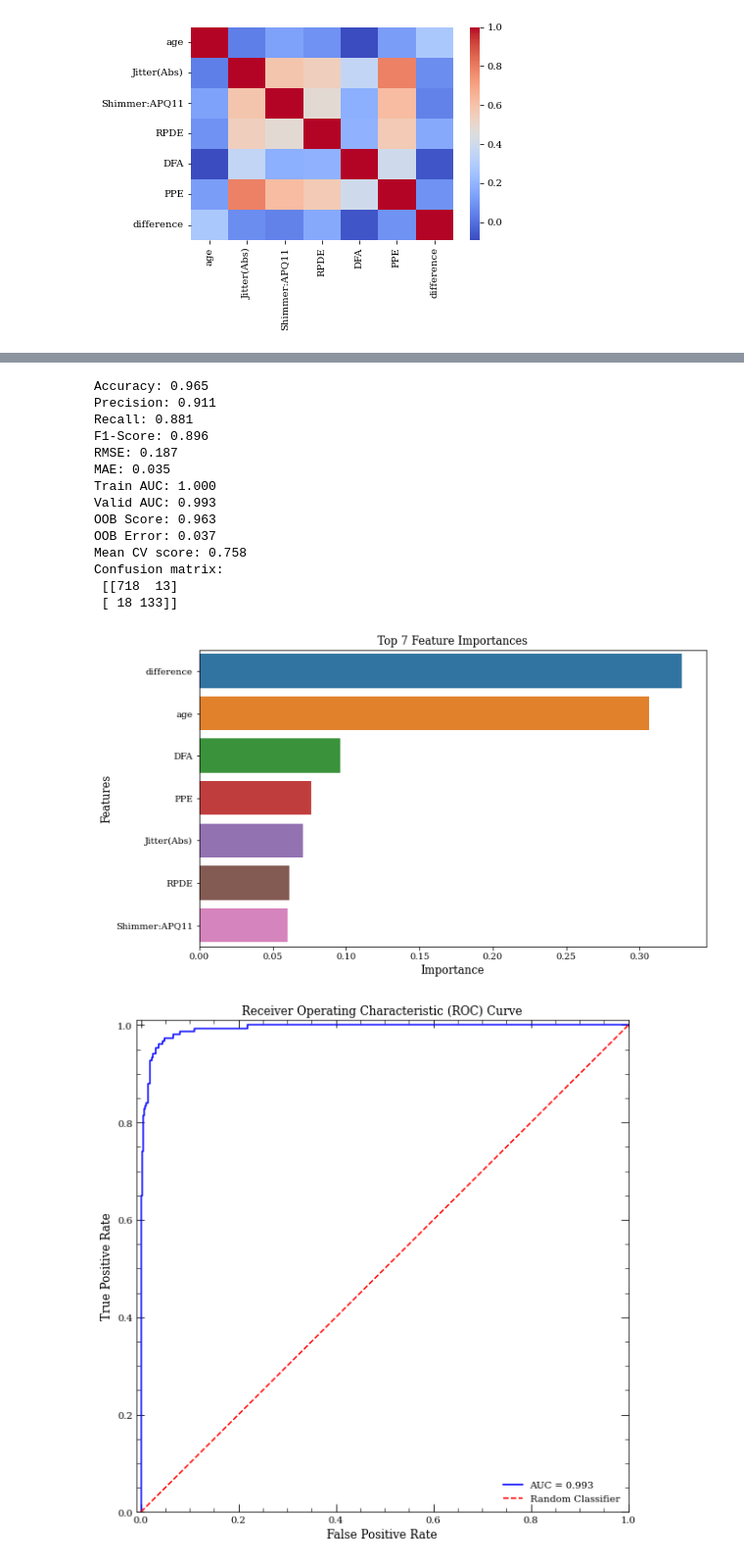
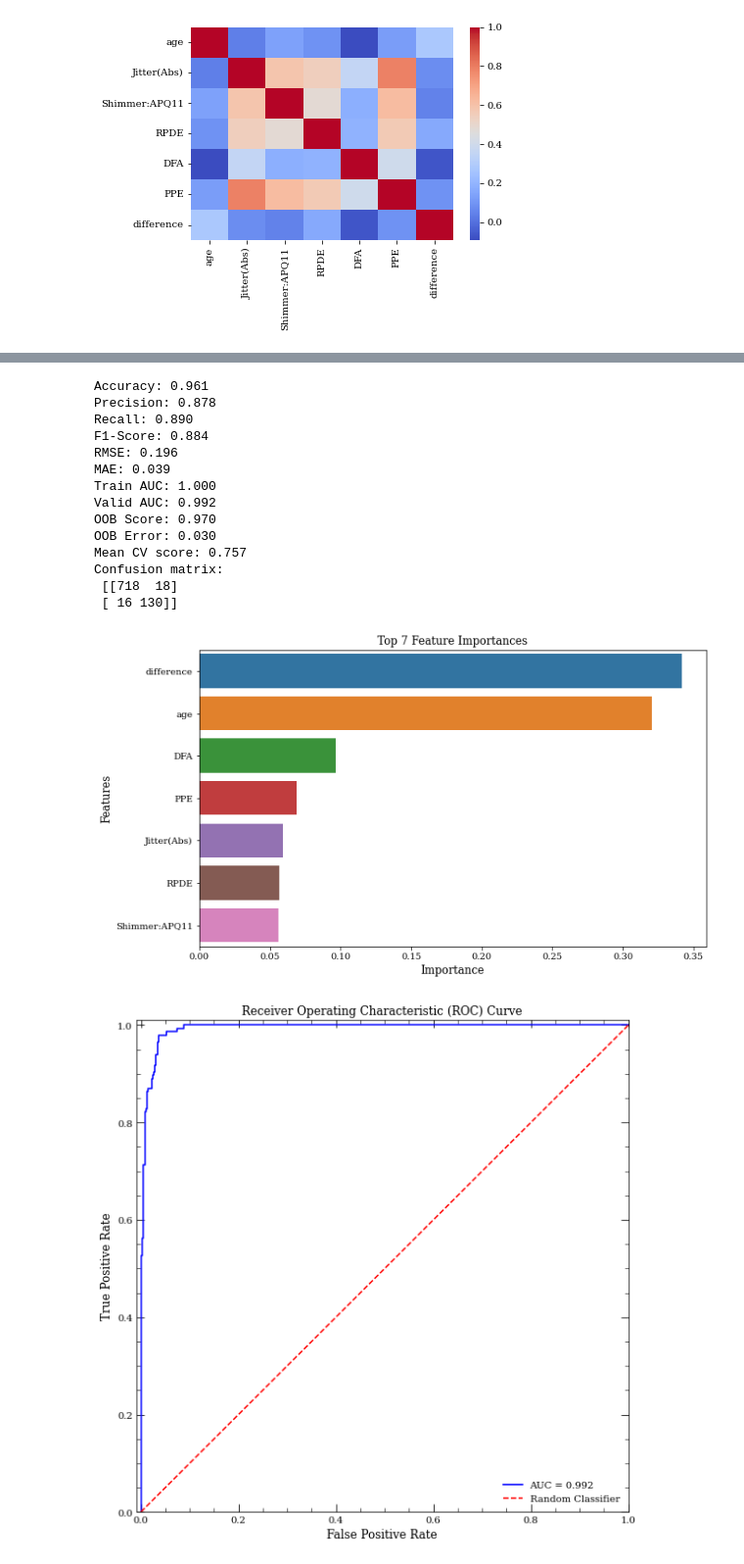
Before and after one commit to ARosenswie/Parkinsons_RF, a Jupyter notebook: parkinsons_rf.ipynb, the cells around one changed output, grey strips where cells are left out. Shown at 98% size. Cells and saved outputs as stored; diff of their text form; code cells hidden in the pictures.

```diff
--- a/parkinsons_rf.ipynb
+++ b/parkinsons_rf.ipynb
@@ -111,7 +108,7 @@ Best Hyperparameters: {'criterion': 'gini', 'max_depth': 15, 'n_estimators': 500
 # %%
-n_estimators = 500
+n_estimators = 1000
 max_depth = 15
-criterion = "gini"
+criterion = "entropy"
 
 model = RandomForestClassifier(
     n_estimators=n_estimators,
@@ -146,26 +143,26 @@ print("F1-Score: {:.3f}".format(f1))
 print("RMSE: {:.3f}".format(rmse))
 print("MAE: {:.3f}".format(mae))
 print("Train AUC: {:.3f}".format(train_auc))
-print("Valid AUC: {:.3f}".format(test_auc))
+print("Valid AUC: {:.3f}".format(valid_auc))
 print("OOB Score: {:.3f}".format(oob_score))
 print("OOB Error: {:.3f}".format(oob_error))
 print('Mean CV score: {:.3f}'.format(cv_scores.mean()))
 print("Confusion matrix:\n", conf_matrix)
 # %% [output]
-Accuracy: 0.965
-Precision: 0.911
-Recall: 0.881
-F1-Score: 0.896
-RMSE: 0.187
-MAE: 0.035
+Accuracy: 0.961
+Precision: 0.878
+Recall: 0.890
+F1-Score: 0.884
+RMSE: 0.196
+MAE: 0.039
 Train AUC: 1.000
-Valid AUC: 0.993
-OOB Score: 0.963
-OOB Error: 0.037
-Mean CV score: 0.758
+Valid AUC: 0.992
+OOB Score: 0.970
+OOB Error: 0.030
+Mean CV score: 0.757
 Confusion matrix:
- [[718  13]
- [ 18 133]]
+ [[718  18]
+ [ 16 130]]
 # %%
 feature_importances = pd.Series(model.feature_importances_, index=X.columns).sort_values(ascending=False)
 plt.figure(figsize=(10, 6))
@@ -175,28 +172,28 @@ plt.xlabel("Importance", fontsize=12)
 plt.ylabel("Features", fontsize=12)
 plt.show()
 # %% [output]
-[figure, old version]
+[figure, new version]
 # %%
 fig, ax = plt.subplots(figsize=(8, 8))
 # Compute the false positive rate, true positive rate, and threshold values required for plotting the ROC curve
 fpr, tpr, thresholds = roc_curve(Y_valid, Y_valid_proba)
 
 # Plot the ROC curve
-plt.plot(fpr, tpr, label='AUC = {:.3f}'.format(test_auc), color="blue")
+plt.plot(fpr, tpr, label='AUC = {:.3f}'.format(valid_auc), color="blue")
 plt.plot([0, 1], [0, 1], linestyle='--', label='Random Classifier', color="red")
 plt.xlabel('False Positive Rate', fontsize=12)
 
 ax.minorticks_on()
 ax.xaxis.set_ticks_position("both")
 ax.tick_params(top=True, right=True, which='major', direction='in', length=8, labelbottom=True, labeltop=False)
 ax.tick_params(top=True, right=True, which='minor', direction='in', length=4)
 ax.set_ylim(0,1.01)
 ax.set_xlim(-0.01,1)
 plt.ylabel('True Positive Rate', fontsize=12)
 plt.title('Receiver Operating Characteristic (ROC) Curve', fontsize=12)
 plt.legend(loc="lower right", frameon=False)
 fig.tight_layout()
 plt.savefig('roc.png')
 plt.show();
 # %% [output]
-[figure, old version]
+[figure, new version]
```
Also changed, not shown: parts of 3 cells of this notebook.
